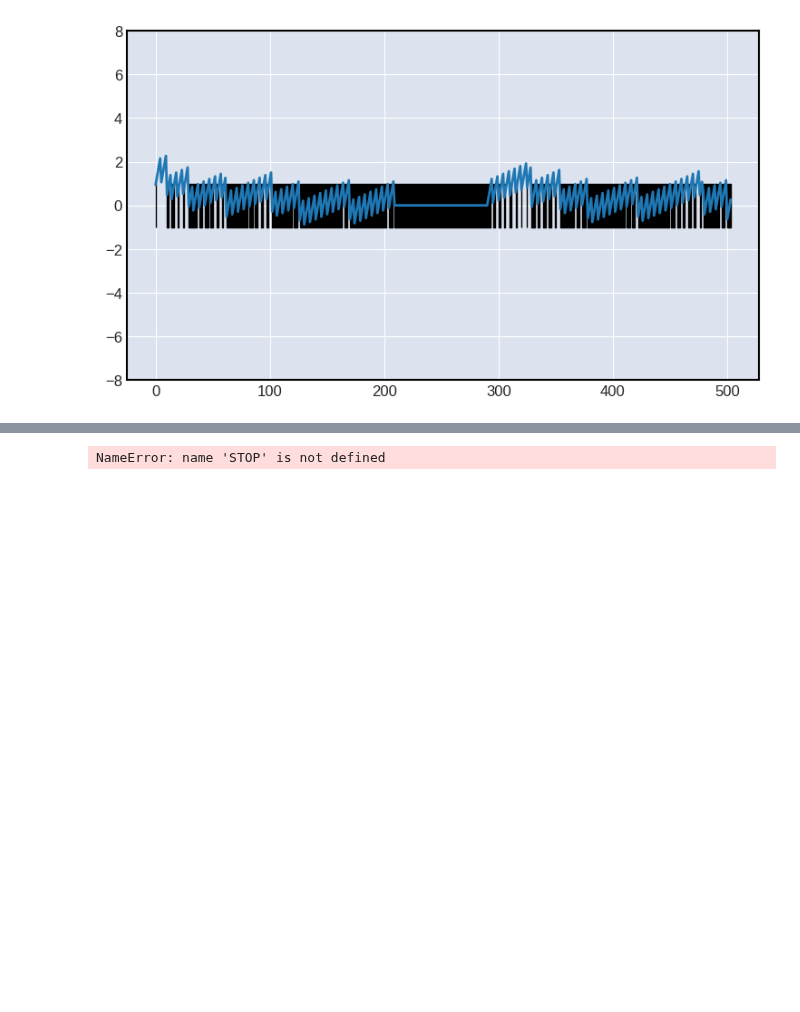
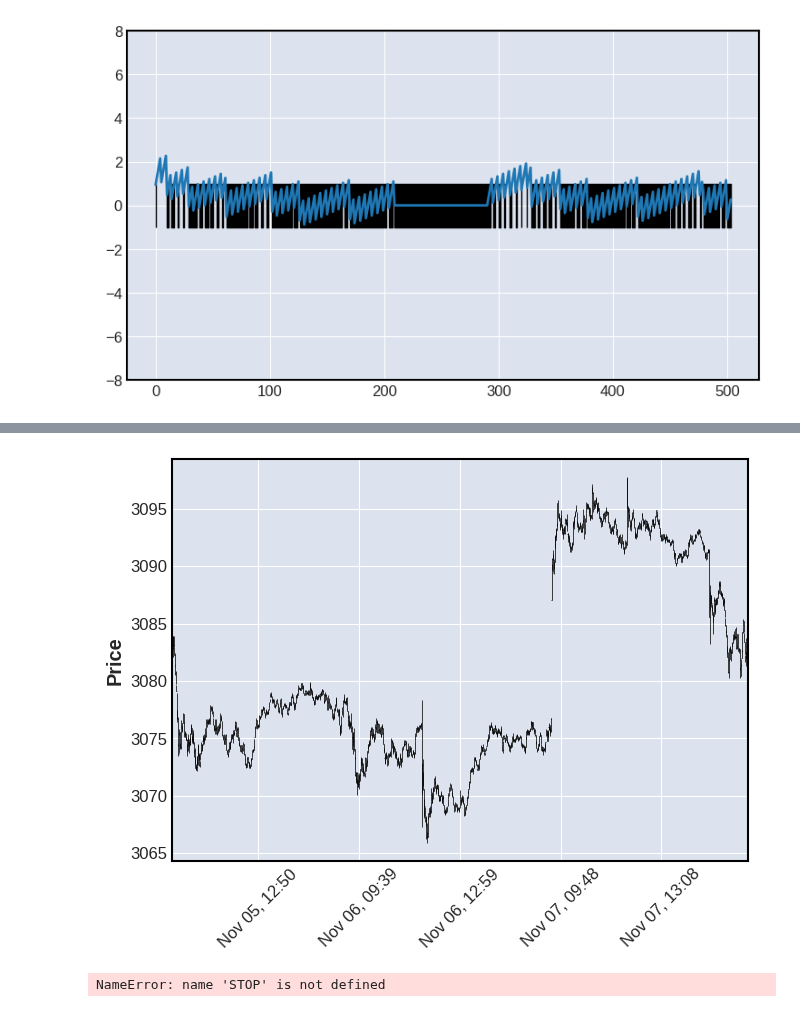
Before and after one commit to matplotlib/mplfinance, a Jupyter notebook: examples/scratch_pad/date_to_iloc_extrapolation.ipynb, the cells around one changed output, grey strips where cells are left out. Drawn from its saved outputs; the diff is of its cells as text; code cells hidden in the pictures; blank space fills up the shorter version.

```diff
--- a/examples/scratch_pad/date_to_iloc_extrapolation.ipynb
+++ b/examples/scratch_pad/date_to_iloc_extrapolation.ipynb
@@ -419,3 +444,7 @@ len(slice)= 82 len(data)= 504 offset= 209
+# %%
+mpf.plot(df,xlim=('2019-11-05 10:00','2019-11-07 18:00'),warn_too_much_data=2000)
+# %% [output]
+[figure, added]
 # %%
 STOP
 # %% [output]
```
Also changed, not shown: parts of 2 cells of this notebook, 1 other file.
